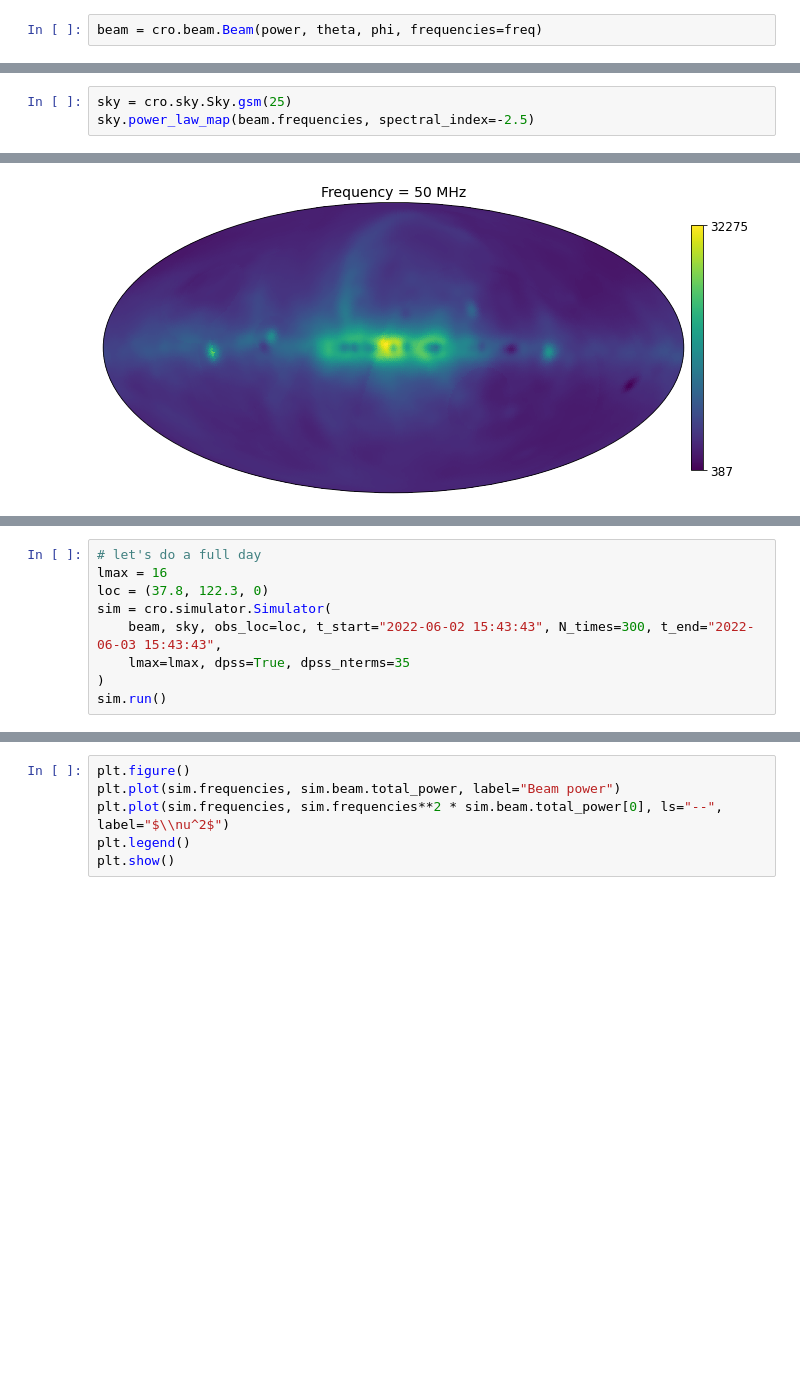
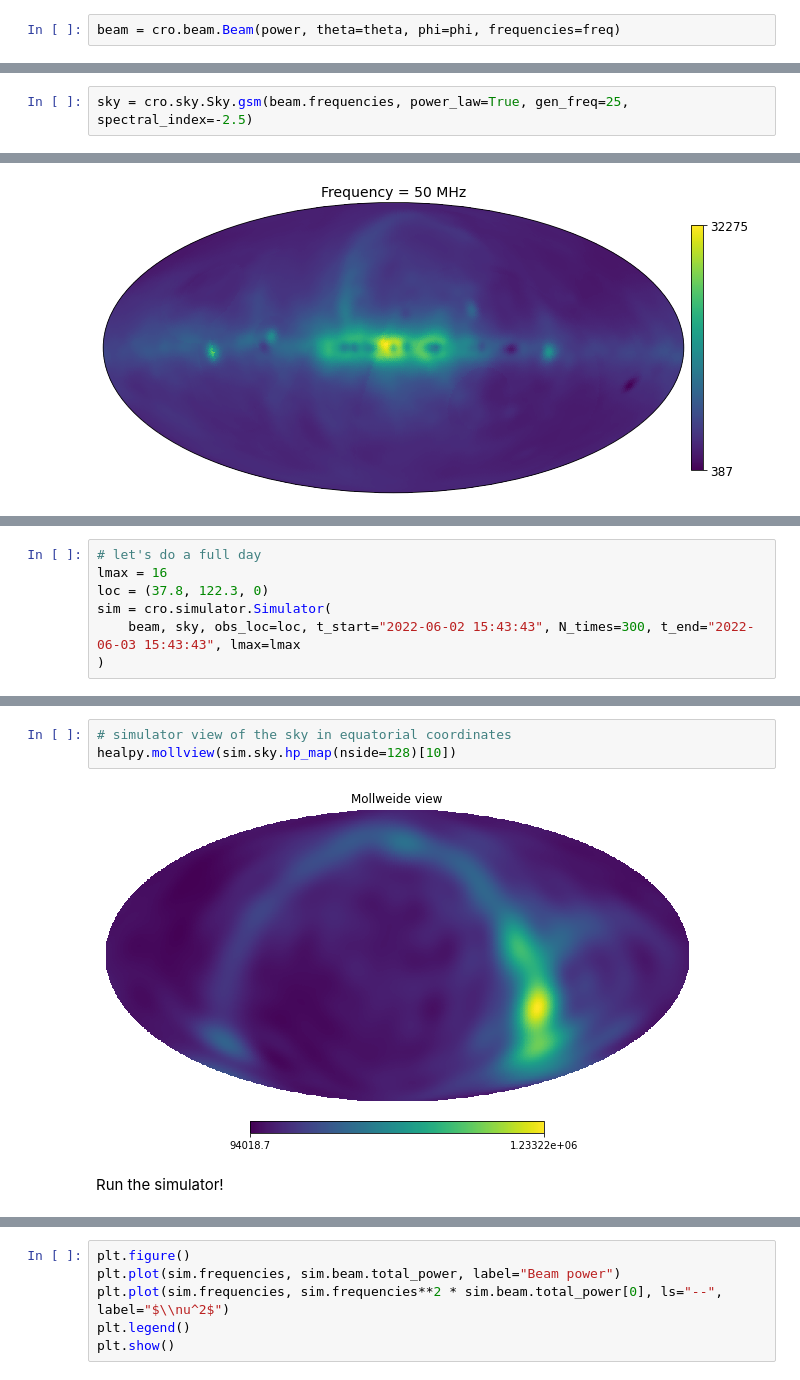
Before and after one commit to christianhbye/croissant, a Jupyter notebook: notebooks/example_sim.ipynb, the cells around one changed output, grey strips where cells are left out. Saved outputs shown, nothing was run; the diff lists cells and outputs as text; blank space fills up the shorter version.

```diff
--- a/notebooks/example_sim.ipynb
+++ b/notebooks/example_sim.ipynb
@@ -19,7 +19,7 @@ freq.shape = (-1, 1, 1)
 power = freq**2 * np.cos(theta)**2
 power = np.repeat(power, phi.size, axis=-1)
 # %%
-beam = cro.beam.Beam(power, theta, phi, frequencies=freq)
+beam = cro.beam.Beam(power, theta=theta, phi=phi, frequencies=freq)
 # %%
 plot_freq = 25  # MHz
 freq_ix = np.argmin(np.abs(beam.frequencies-plot_freq))
@@ -47,8 +47,7 @@ for i in [9, 29, 49]:
 # %% [markdown]
 We use the Global Sky Model (Zheng et al 2016) at 25 MHz as the sky model and extrpolate it by a power law to other frequencies. It has a built-in interface in the sky module of croissant.
 # %%
-sky = cro.sky.Sky.gsm(25)
-sky.power_law_map(beam.frequencies, spectral_index=-2.5)
+sky = cro.sky.Sky.gsm(beam.frequencies, power_law=True, gen_freq=25, spectral_index=-2.5)
 # %%
 # the sky model is indeed a perfect power law
 plt.figure()
@@ -76,7 +73,5 @@ Run the simulator!
 lmax = 16
 loc = (37.8, 122.3, 0)
 sim = cro.simulator.Simulator(
-    beam, sky, obs_loc=loc, t_start="2022-06-02 15:43:43", N_times=300, t_end="2022-06-03 15:43:43",
-    lmax=lmax, dpss=True, dpss_nterms=35
+    beam, sky, obs_loc=loc, t_start="2022-06-02 15:43:43", N_times=300, t_end="2022-06-03 15:43:43", lmax=lmax
 )
-sim.run()
@@ -83 +101,8 @@ sim.run()
+# %%
+# simulator view of the sky in equatorial coordinates
+healpy.mollview(sim.sky.hp_map(nside=128)[10])
+# %% [output]
+[figure]
+# %% [markdown]
+Run the simulator!
 # %%
```
Also changed, not shown: parts of 8 cells of this notebook.
